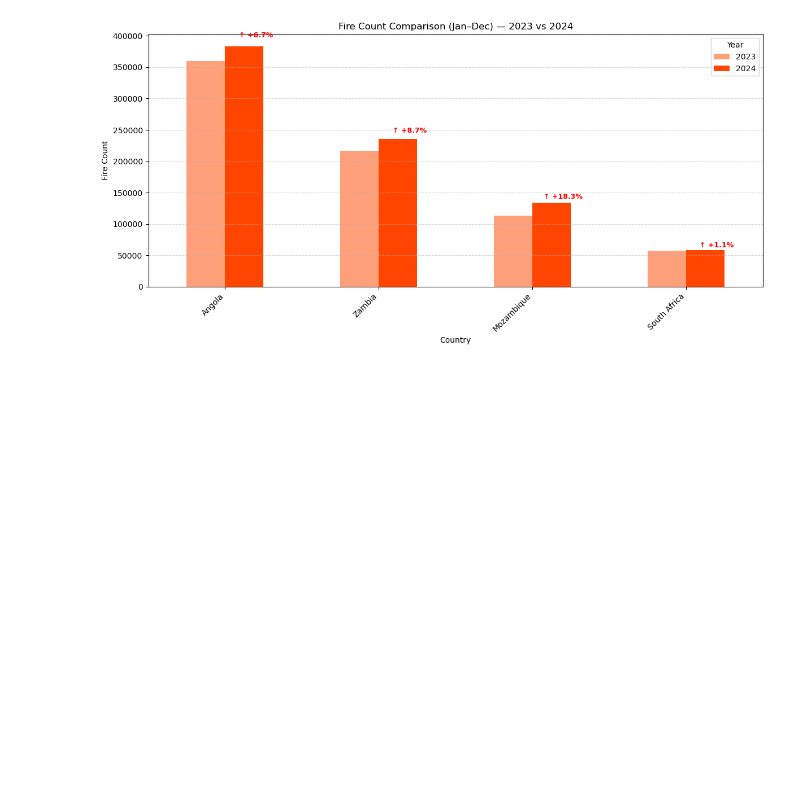
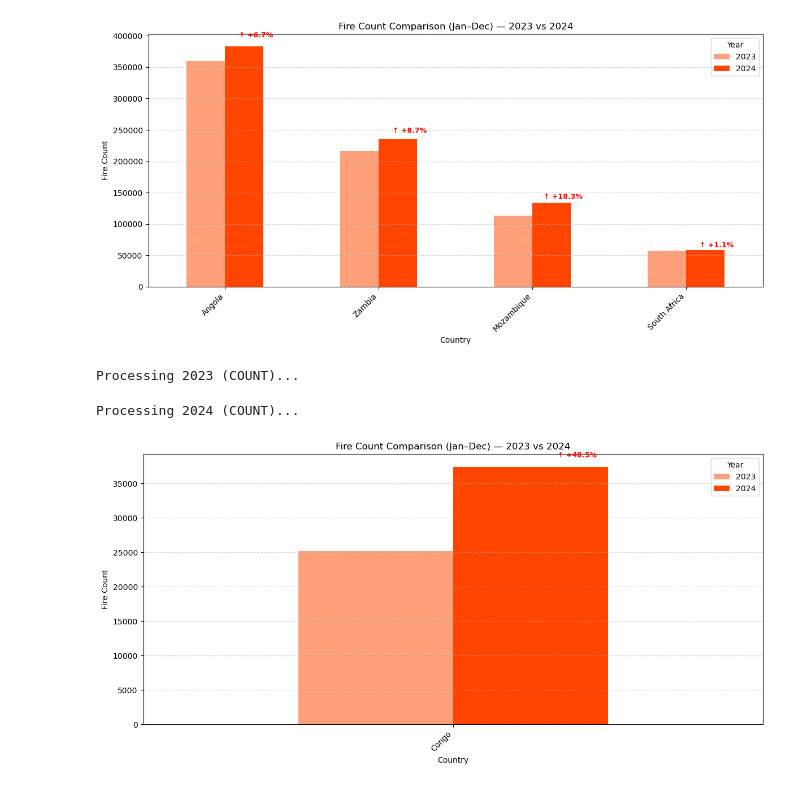
Before and after one commit to d-jnair/final-project, a Jupyter notebook: 2023_africa_fires_data.ipynb, the cells around one changed output. Saved outputs shown, nothing was run; the diff lists cells and outputs as text; code cells hidden in the pictures; blank space fills up the shorter version.

```diff
--- a/2023_africa_fires_data.ipynb
+++ b/2023_africa_fires_data.ipynb
@@ -245,3 +253,10 @@ compare_fire_stats(1, 12, countries, stat_type="COUNT")
 Processing 2023 (COUNT)...
 Processing 2024 (COUNT)...
 [figure]
+# %%
+countries = ["Congo"]
+compare_fire_stats(1, 12, countries, stat_type="COUNT")
+# %% [output]
+Processing 2023 (COUNT)...
+Processing 2024 (COUNT)...
+[figure, added]
```
Also changed, not shown: parts of 1 cell of this notebook, 4 other files.
